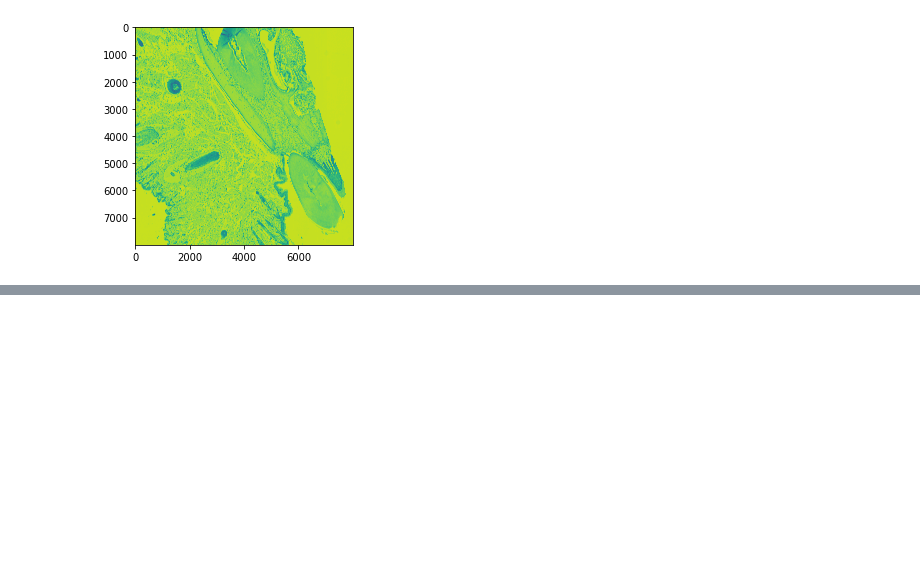
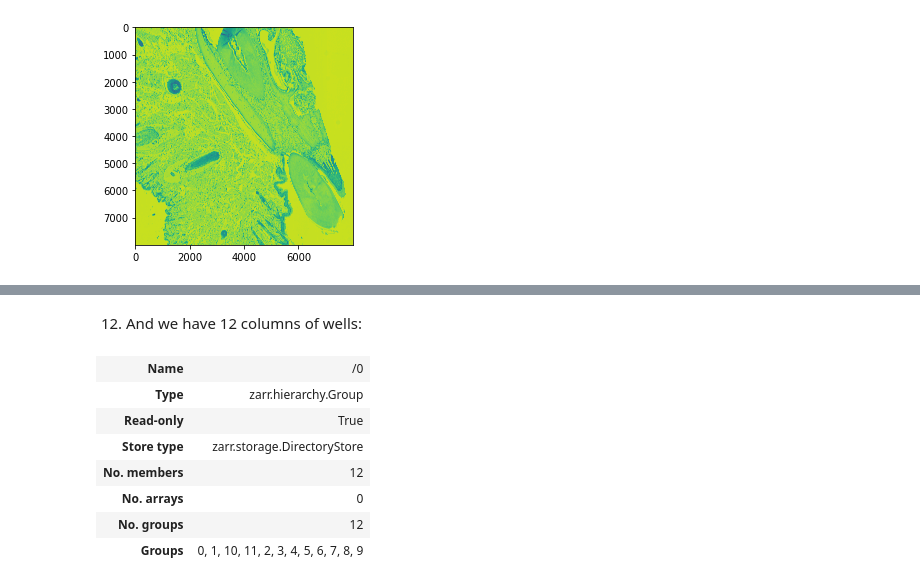
Before and after one commit to TheJacksonLaboratory/zarr_and_dask_demo, a Jupyter notebook: tutorials/02_ome-zarr_basics.ipynb, the cells around one changed output, grey strips where cells are left out. Cells and saved outputs as stored; diff of their text form; code cells hidden in the pictures; blank space fills up the shorter version.

```diff
--- a/tutorials/02_ome-zarr_basics.ipynb
+++ b/tutorials/02_ome-zarr_basics.ipynb
@@ -175,0 +194,13 @@ plt.imshow(za[0,0,0,10000:18000,16000:24000]);
+# %% [markdown]
+12. And we have 12 columns of wells:
+# %%
+plate['0'].info
+# %% [output]
+| Name | /0 |
+| Type | zarr.hierarchy.Group |
+| Read-only | True |
+| Store type | zarr.storage.DirectoryStore |
+| No. members | 12 |
+| No. arrays | 0 |
+| No. groups | 12 |
+| Groups | 0, 1, 10, 11, 2, 3, 4, 5, 6, 7, 8, 9 |
```
Also changed, not shown: parts of 19 cells of this notebook, 4 other files.
